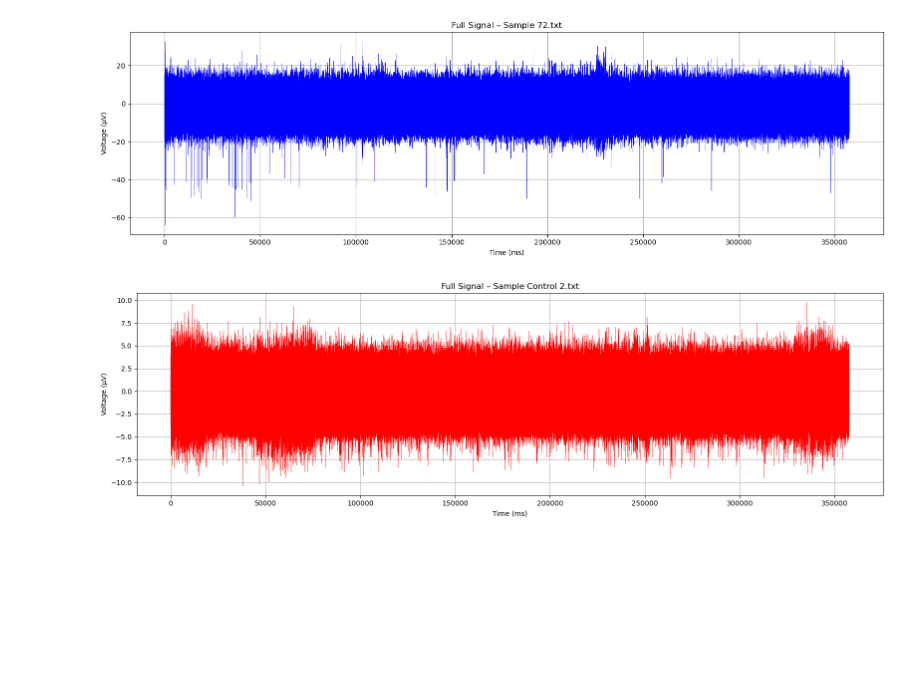
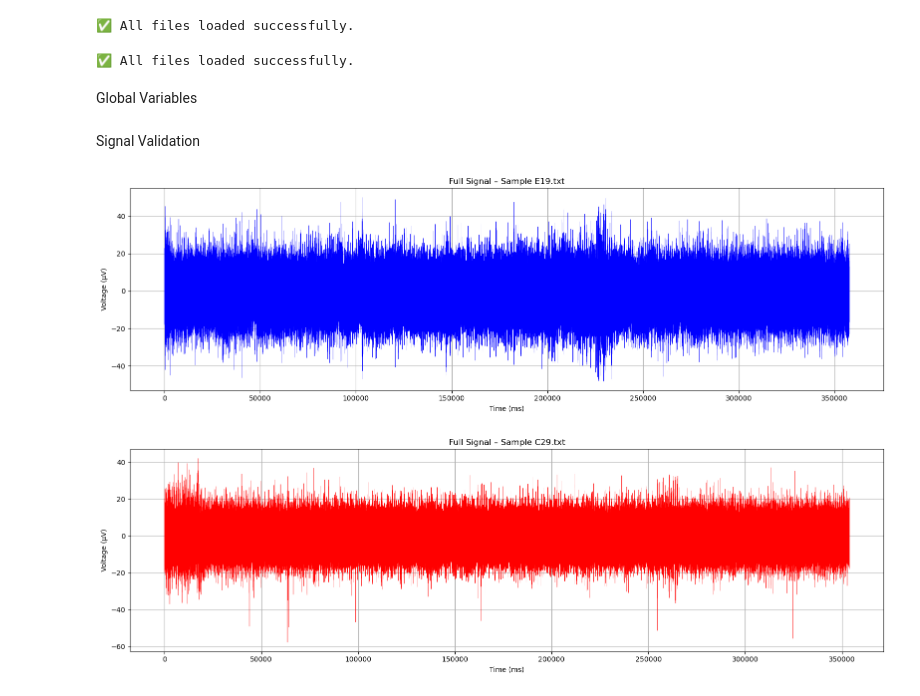
Before and after one commit to AboudiMik/Final-Year-Project, a Jupyter notebook: FinalDraft.ipynb, the cells around one changed output. Cells and saved outputs as stored; diff of their text form; code cells hidden in the pictures; blank space fills up the shorter version.

```diff
--- a/FinalDraft.ipynb
+++ b/FinalDraft.ipynb
@@ -1,28 +3,55 @@
 # %%
+import warnings
 import pandas as pd
-import numpy as np
-import matplotlib.pyplot as plt
-from pathlib import Path
+import os
+import time
 
-# File lists
-estrogen_files = ["Channel43.txt", "72.txt", "53.txt"]
-control_files = ["Control 1.txt", "Control 2.txt", "Control 3.txt"]
+def safe_load_signal(file_path, retries=3, delay=0.5):
+    """Attempts to load a signal file safely with retries and delays."""
+    for attempt in range(retries):
+        try:
+            with warnings.catch_warnings():
+                warnings.simplefilter(action="ignore", category=pd.errors.DtypeWarning)
+                df = pd.read_csv(file_path, delim_whitespace=True, skiprows=2, encoding='ISO-8859-1', header=None)
+            df.columns = ['Time (ms)', 'Voltage (uV)']
+            df = df.apply(pd.to_numeric, errors='coerce').dropna()
+            return df["Voltage (uV)"].to_numpy()
+        except Exception as e:
+            print(f"[{file_path}] Attempt {attempt + 1} failed: {e}")
+            time.sleep(delay)
+    print(f"[{file_path}] Failed to load after {retries} attempts.")
+    return None
 
-# Function to load and clean a file
-def load_signal(file_path):
-    df = pd.read_csv(file_path, delim_whitespace=True, skiprows=2, encoding='ISO-8859-1', header=None)
-    df.columns = ['Time (ms)', 'Voltage (uV)']
-    df['Time (ms)'] = pd.to_numeric(df['Time (ms)'], errors='coerce')
-    df['Voltage (uV)'] = pd.to_numeric(df['Voltage (uV)'], errors='coerce')
-    return df.dropna()
+from tqdm import tqdm
 
-estrogen_signals = {}
-control_signals = {}
+def load_signals_from_folder_with_progress(folder_path, log_file="load_log.txt"):
+    signals = {}
+    failed_files = []
 
-for file in estrogen_files:
-    df = load_signal(file)
-    estrogen_signals[file] = df["Voltage (uV)"].to_numpy()
+    with open(log_file, "w") as log:
+        for file in tqdm(os.listdir(folder_path), desc=f"Loading {folder_path}"):
+            if file.endswith(".txt"):
+                file_path = os.path.join(folder_path, file)
+                signal = safe_load_signal(file_path)
+                if signal is not None:
+                    signals[file] = signal
+                    log.write(f"SUCCESS: {file_path}\n")
+                else:
+                    failed_files.append(file)
+                    log.write(f"FAILED: {file_path}\n")
 
-for file in control_files:
-    df = load_signal(file)
-    control_signals[file] = df["Voltage (uV)"].to_numpy()
+    if failed_files:
+        print(f"\n⚠️ Failed to load {len(failed_files)} files. See '{log_file}' for details.")
+    else:
+        print("\n✅ All files loaded successfully.")
+
+    return signals
+
+
+estrogen_signals = load_signals_from_folder_with_progress("Estrogen", log_file="estrogen_load_log.txt")
+control_signals = load_signals_from_folder_with_progress("Control", log_file="control_load_log.txt")
+# %% [output]
+✅ All files loaded successfully.
+✅ All files loaded successfully.
+# %% [markdown]
+Global Variables
@@ -29 +66,3 @@ for file in control_files:
+# %% [markdown]
+Signal Validation
 # %%
@@ -46,8 +88,8 @@ def plot_full_signal(sample_name, group_dict, fs=50000):
     plt.tight_layout()
     plt.show()
 # %%
-plot_full_signal("72.txt", group_dict=estrogen_signals)
-plot_full_signal("Control 2.txt", group_dict=control_signals)
+plot_full_signal("E19.txt", group_dict=estrogen_signals)
+plot_full_signal("C29.txt", group_dict=control_signals)
 # %% [output]
-[figure, old version]
+[figure, new version]
-[figure, old version]
+[figure, new version]
```
Also changed, not shown: parts of 36 cells of this notebook.
